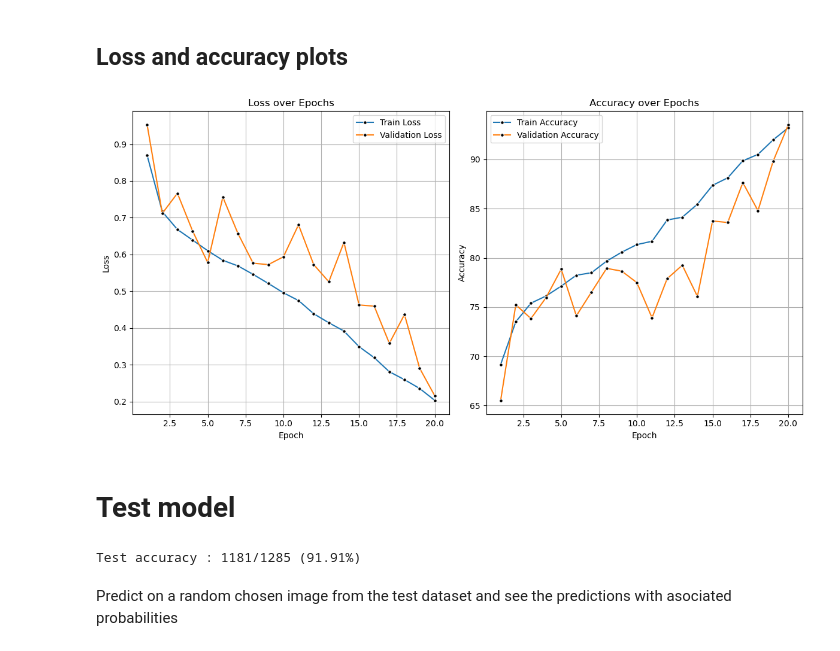
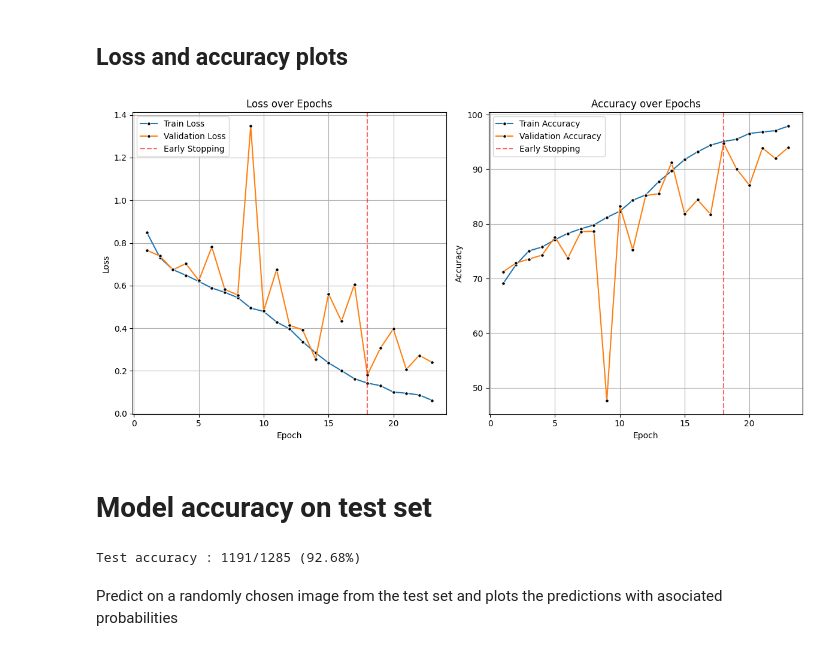
Before and after one commit to irrif/Computer_vision_skin_cancer_classification, a Jupyter notebook: skin_cancer.ipynb, the cells around one changed output. Drawn from its saved outputs; the diff is of its cells as text; code cells hidden in the pictures.

```diff
--- a/skin_cancer.ipynb
+++ b/skin_cancer.ipynb
@@ -32,7 +36,8 @@ Using device : cuda
 # %%
 le = LabelEncoder()
 
-# Basic transformations for all images
+# Basic transformations for all images :
+# Resize to 256x256 pixels and transform to tensor
 preprocess_transform = transforms.Compose([
     transforms.Resize(size=(256, 256)),
     transforms.ToTensor()
@@ -42,9 +47,12 @@ preprocess_transform = transforms.Compose([
 # see more in preprocessing.py
 train_transform = transforms.Compose([
     transforms.RandomChoice([
-        transforms.RandomCrop(size=(224, 224)),
-        AdjustContrast(contrast_factor=0.95),
-        AdjustContrast(contrast_factor=1.05)
+        # Mirroring
+        transforms.RandomHorizontalFlip(p=1),
+        # Reduces contrast by 10%
+        AdjustContrast(contrast_factor=0.90),
+        # Increases contrast by 10%
+        AdjustContrast(contrast_factor=1.10)
     ])
 ])
 
@@ -171,7 +179,7 @@ for epoch in range(1, n_epochs + 1):
     val_accuracy_history.append(epoch_val_accuracy)
 
     # Check for early stopping
-    early_stopping(epoch_val_loss, model)
+    early_stopping(epoch_val_loss, model, epoch)
     if early_stopping.early_stop:
         print("Early stopping")
         break
@@ -201,38 +212,46 @@ Validation set : Average Loss: 0.2157, Accuracy : 2330/2492 (93%)
 # %%
 train_loss_history = [float(train_loss_history[i]) for i in range(len(train_loss_history))]
 val_loss_history = [float(val_loss_history[i]) for i in range(len(val_loss_history))]
 
-epochs = range(1, n_epochs + 1)
+if early_stopping.early_stop:
+    early_stopping_epoch = early_stopping.epoch_stop
+else:
+    early_stopping_epoch = n_epochs
+
+epochs = range(1, len(train_loss_history) + 1)
 
 fig, axes = plt.subplots(1, 2, figsize=(12, 6))
 
 # Plot Loss
 sns.lineplot(x=epochs, y=train_loss_history, label='Train Loss', marker='o', markersize=4, markerfacecolor='black', ax=axes[0])
 sns.lineplot(x=epochs, y=val_loss_history, label='Validation Loss', marker='o', markersize=4, markerfacecolor='black', ax=axes[0])
+axes[0].axvline(x=early_stopping_epoch, color='red', alpha=0.6, linestyle='--', label='Early Stopping')
 axes[0].set_title('Loss over Epochs')
 axes[0].set_xlabel('Epoch')
 axes[0].set_ylabel('Loss')
 axes[0].legend()
 axes[0].grid(True)
 
 # Plot Accuracy
 sns.lineplot(x=epochs, y=train_accuracy_history, label='Train Accuracy', marker='o', markersize=4, markerfacecolor='black', ax=axes[1])
 sns.lineplot(x=epochs, y=val_accuracy_history, label='Validation Accuracy', marker='o', markersize=4, markerfacecolor='black', ax=axes[1])
+axes[1].axvline(x=early_stopping_epoch, color='red', alpha=0.6, linestyle='--', label='Early Stopping')
 axes[1].set_title('Accuracy over Epochs')
 axes[1].set_xlabel('Epoch')
 axes[1].set_ylabel('Accuracy')
 axes[1].legend()
 axes[1].grid(True)
 
 # Adjust layout
 plt.tight_layout()
 plt.show()
 # %% [output]
-[figure, old version]
+[figure, new version]
 # %% [markdown]
-# Test model
+# Model accuracy on test set
 # %%
 test_correct = 0
+model.eval()
 with torch.no_grad():
     for sample in test_dataloader:
         test_data, test_label = sample['image'].to(device), sample['label'].to(device)
@@ -244,6 +263,6 @@ print("Test accuracy : {}/{} ({:.2f}%)".format(
     test_correct / len(test_dataloader.dataset) * 100
 ))
 # %% [output]
-Test accuracy : 1181/1285 (91.91%)
+Test accuracy : 1191/1285 (92.68%)
 # %% [markdown]
-Predict on a random chosen image from the test dataset and see the predictions with asociated probabilities
+Predict on a randomly chosen image from the test set and plots the predictions with asociated probabilities
```
Also changed, not shown: parts of 6 cells of this notebook, 1 other file.
